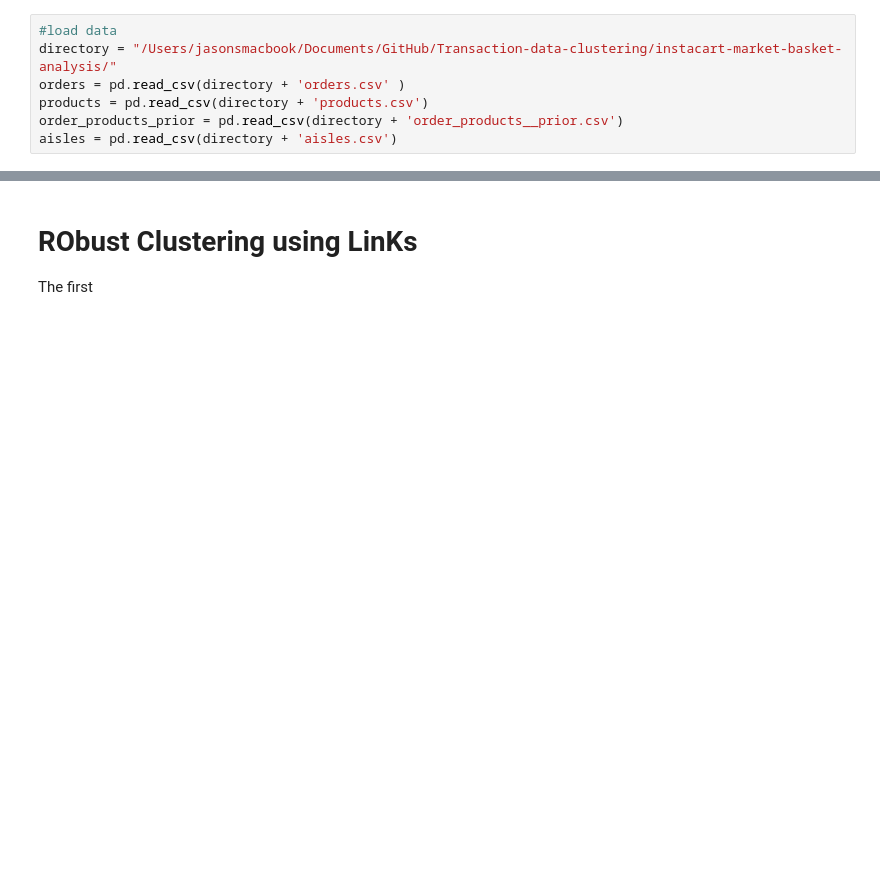
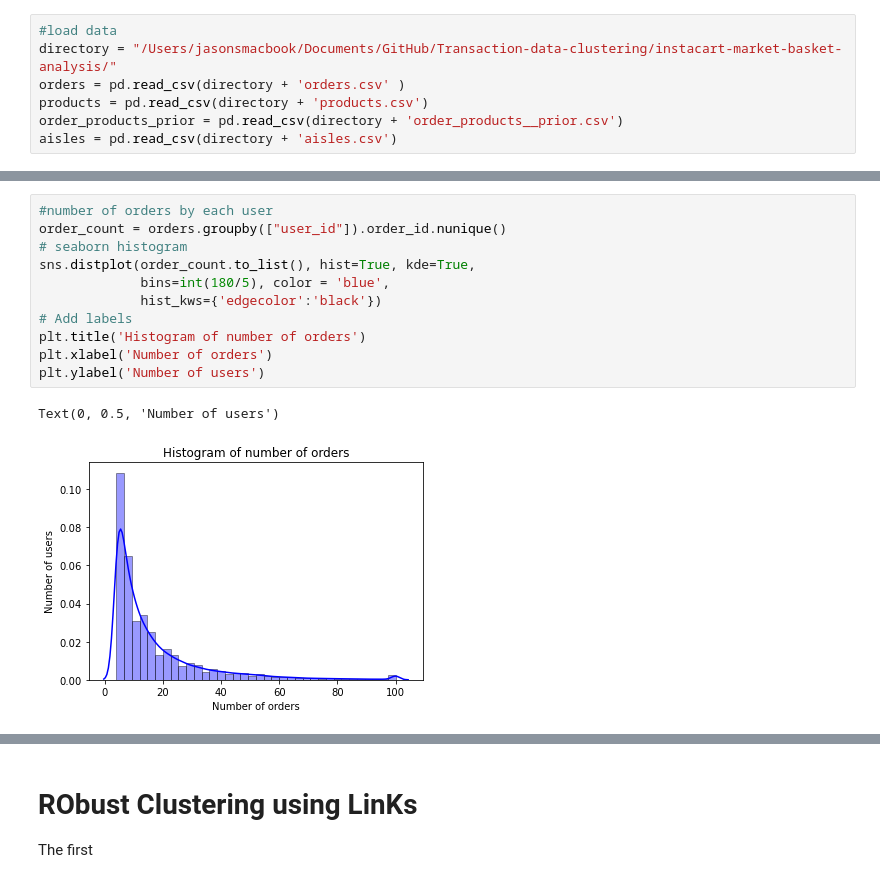
Before and after one commit to jasoncpit/Transaction-data-clustering, a Jupyter notebook: Transaction clustering .ipynb, the cells around one changed output, grey strips where cells are left out. Saved outputs shown, nothing was run; the diff lists cells and outputs as text; blank space fills up the shorter version.

```diff
--- a/Transaction clustering .ipynb
+++ b/Transaction clustering .ipynb
@@ -38,0 +59,14 @@ aisles = pd.read_csv(directory + 'aisles.csv')
+# %%
+#number of orders by each user
+order_count = orders.groupby(["user_id"]).order_id.nunique()
+# seaborn histogram
+sns.distplot(order_count.to_list(), hist=True, kde=True,
+             bins=int(180/5), color = 'blue',
+             hist_kws={'edgecolor':'black'})
+# Add labels
+plt.title('Histogram of number of orders')
+plt.xlabel('Number of orders')
+plt.ylabel('Number of users')
+# %% [output]
+Text(0, 0.5, 'Number of users')
+[figure, added]
```
Also changed, not shown: parts of 5 cells of this notebook, 1 other file.
